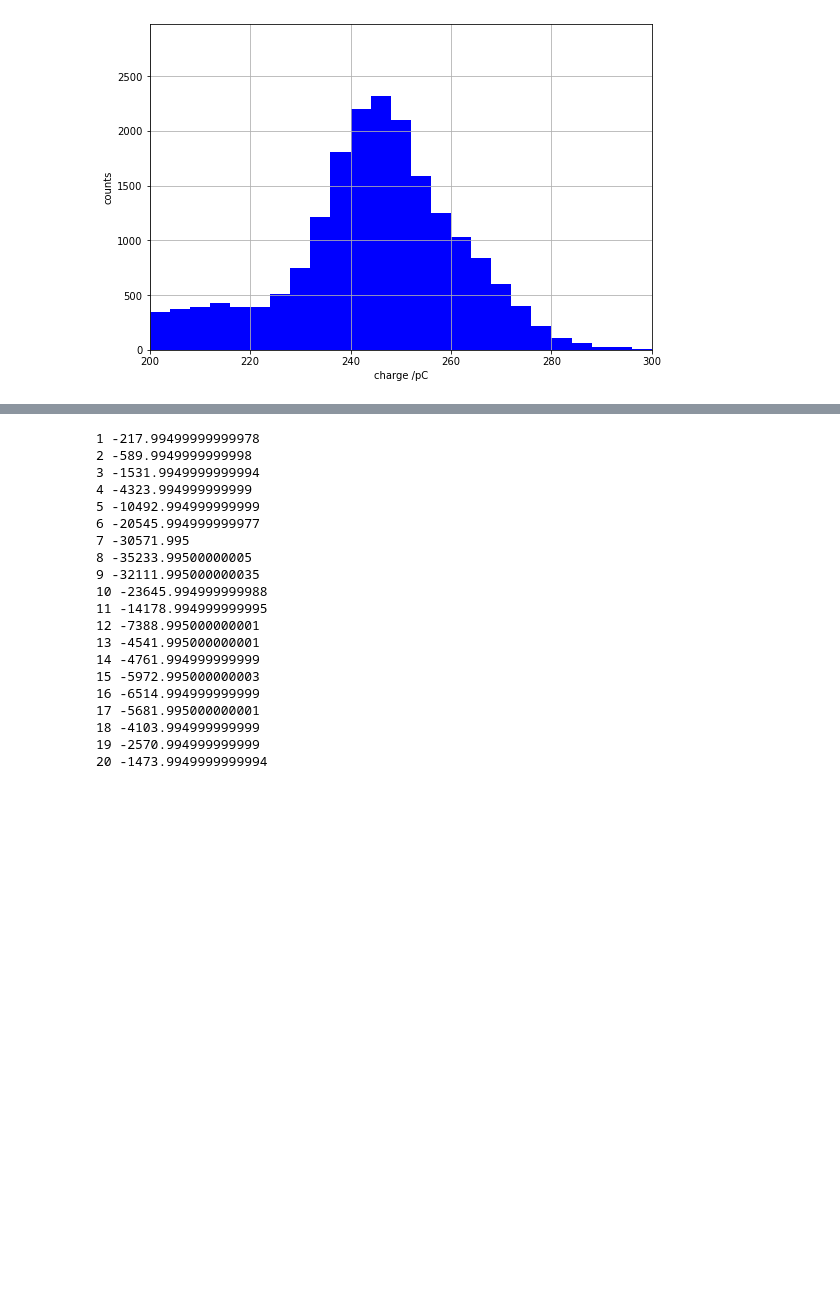
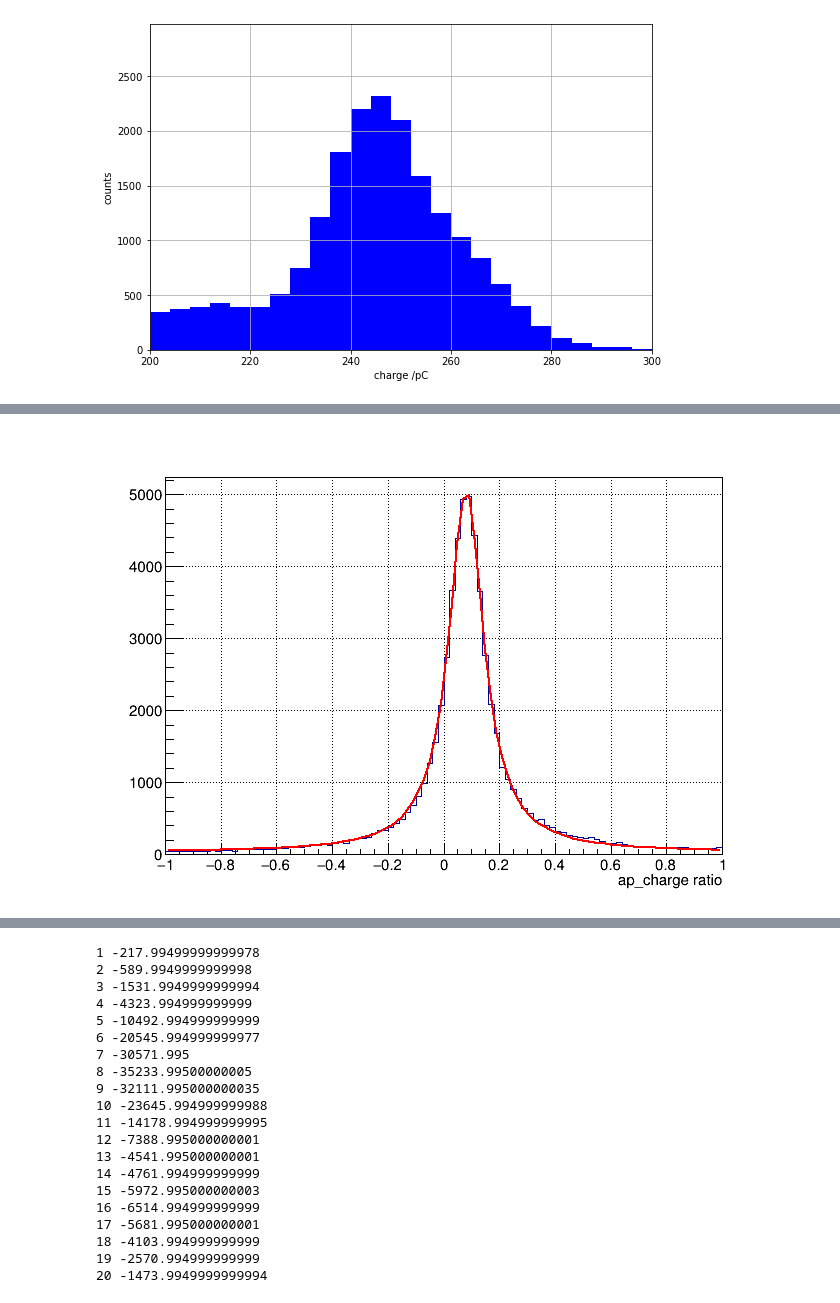
Before and after one commit to SuperNEMO-DBD/PMT-ShapeAnalysis, a Jupyter notebook: pmt_he_study/pulse_fitter.ipynb, the cells around one changed output, grey strips where cells are left out. Saved outputs shown, nothing was run; the diff lists cells and outputs as text; code cells hidden in the pictures; blank space fills up the shorter version.

```diff
--- a/pmt_he_study/pulse_fitter.ipynb
+++ b/pmt_he_study/pulse_fitter.ipynb
@@ -271,0 +401,20 @@ plt.savefig("/Users/williamquinn/Desktop/1400V_bi207_charge_spec.pdf")
+# %%
+hist_2d = ROOT.TH2D("", "", 100, 0, 400, 20, 0, 100)
+charge_hist = ROOT.TH1D("", "", 100, -1,1)
+charge_hist.GetXaxis().SetTitle("ap_charge ratio")
+fit_ = ROOT.TF1("fit_", "[0]*([1]**2/((x - [2])**2 + [1]**2)) + [3]", -1, 1)
+for i in range(len(charges)):
+    #print(charges[i], ap_charges[i])
+    charge_hist.Fill(ap_charges[i]/charges[i])
+
+    hist_2d.Fill(-1*charges[i], -1*ap_charges[i])
+fit_.SetParameters(1000, 1, 0.1, 1)
+charge_hist.Fit("fit_", "0Q", "", -1, 1)
+can = ROOT.TCanvas()
+ROOT.gStyle.SetOptStat(0)
+charge_hist.Draw("colz")
+fit_.Draw("SAME")
+can.SetGrid()
+can.Draw()
+# %% [output]
+[figure, added]
```
Also changed, not shown: parts of 15 cells of this notebook, 4 other files.
